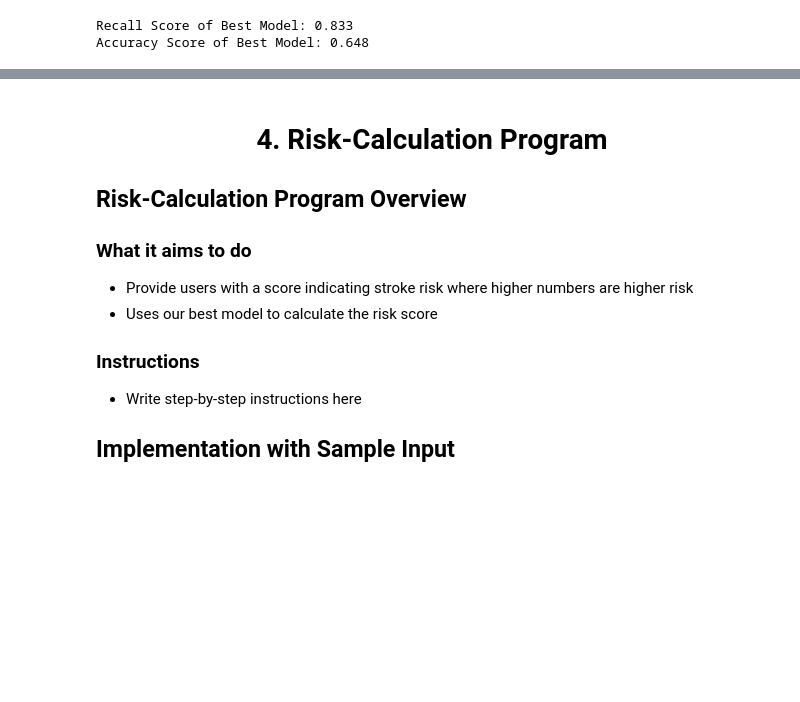
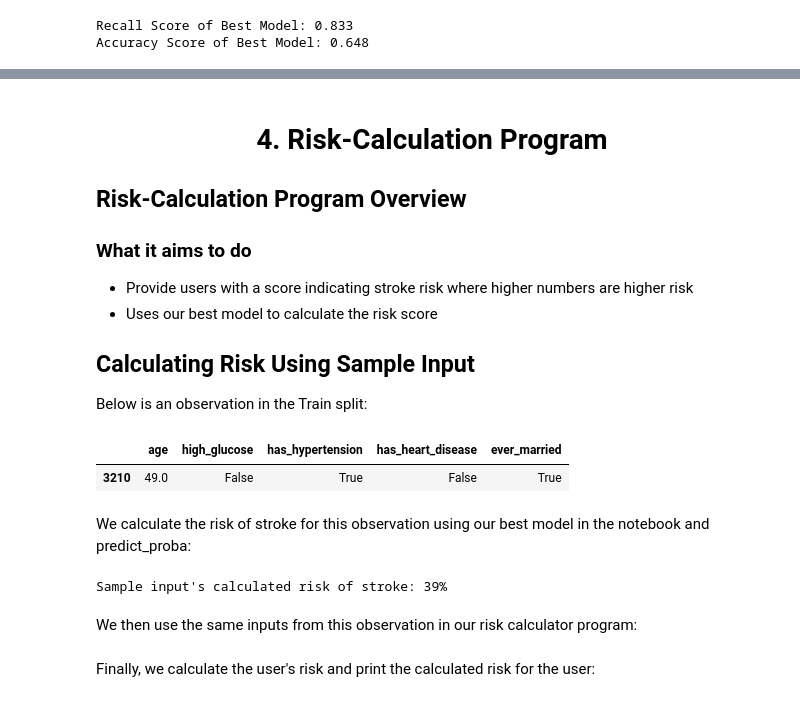
Before and after one commit to stroke-predictors/germain-capstone-stoke-prediction, a Jupyter notebook: final_notebook.ipynb, the cells around one changed output, grey strips where cells are left out. Drawn from its saved outputs; the diff is of its cells as text; code cells hidden in the pictures; blank space fills up the shorter version.

Commit message:
complete final notebook

```diff
--- a/final_notebook.ipynb
+++ b/final_notebook.ipynb
@@ -1147,7 +1192,5 @@ Accuracy Score of Best Model: 0.648
 - Provide users with a score indicating stroke risk where higher numbers are higher risk
 - Uses our best model to calculate the risk score
 
-### Instructions
-- Write step-by-step instructions here
-
-## Implementation with Sample Input
+## Calculating Risk Using Sample Input
+Below is an observation in the Train split:
@@ -1155,0 +1197,21 @@ Accuracy Score of Best Model: 0.648
+# %%
+# choose sample input from dataset
+X_train[X_train.index == 3210]
+# %% [output]
+|  | age | high_glucose | has_hypertension | has_heart_disease | ever_married |
+| 3210 | 49.0 | False | True | False | True |
+# %% [markdown]
+We calculate the risk of stroke for this observation using our best model in the notebook and predict_proba:
+# %%
+# calculate probabilities of no-stroke and had-stroke
+probability = nb_vsmooth01.predict_proba(X_train[X_train.index == 3210])
+
+# choose had-stroke probability, clean for print statement
+risk_percent = int(probability[0][1] * 100)
+
+# print had-stroke probability
+print(f"Sample input's calculated risk of stroke: {risk_percent}%")
+# %% [output]
+Sample input's calculated risk of stroke: 39%
+# %% [markdown]
+We then use the same inputs from this observation in our risk calculator program:
@@ -1155,0 +1234,2 @@ Accuracy Score of Best Model: 0.648
+# %% [markdown]
+Finally, we calculate the user's risk and print the calculated risk for the user:
```
Also changed, not shown: parts of 8 cells of this notebook.
